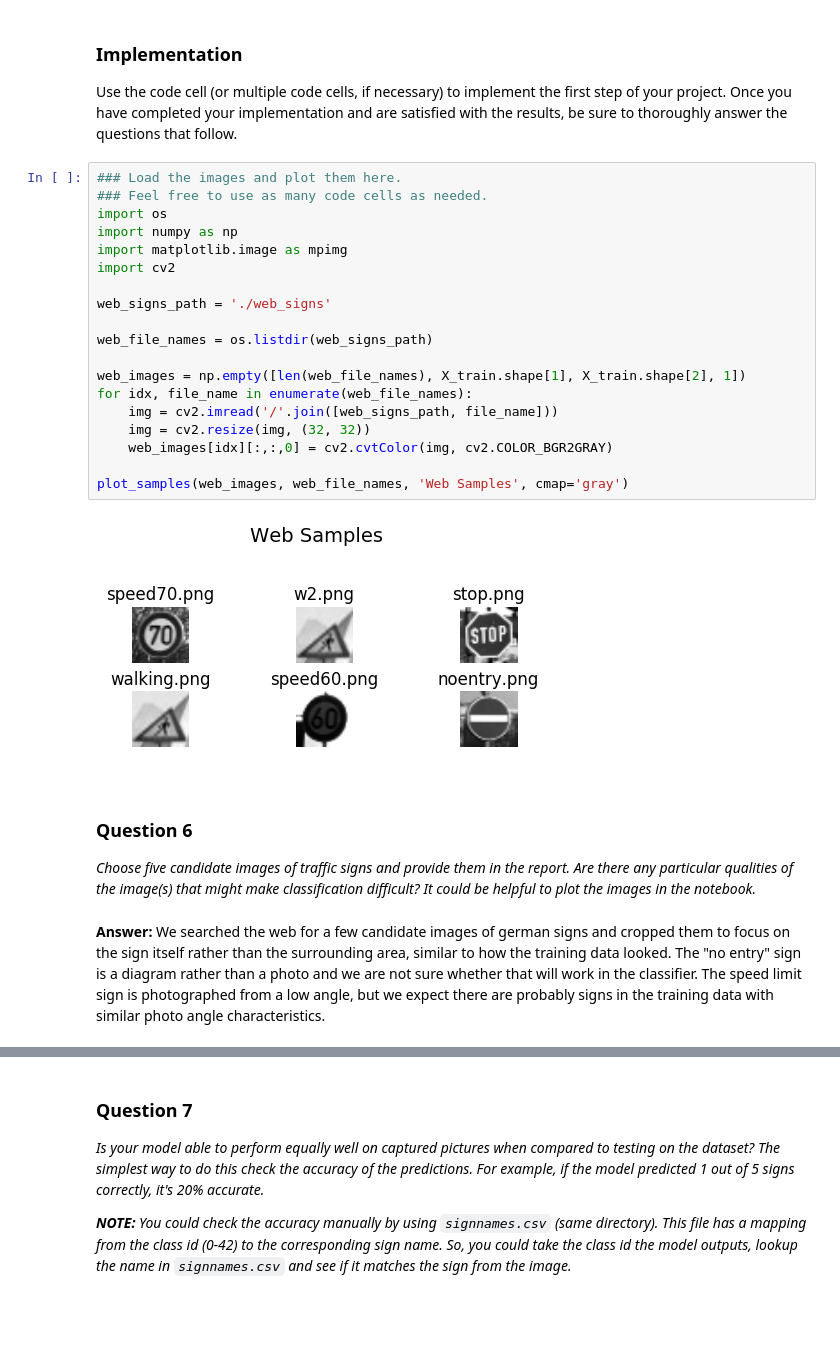
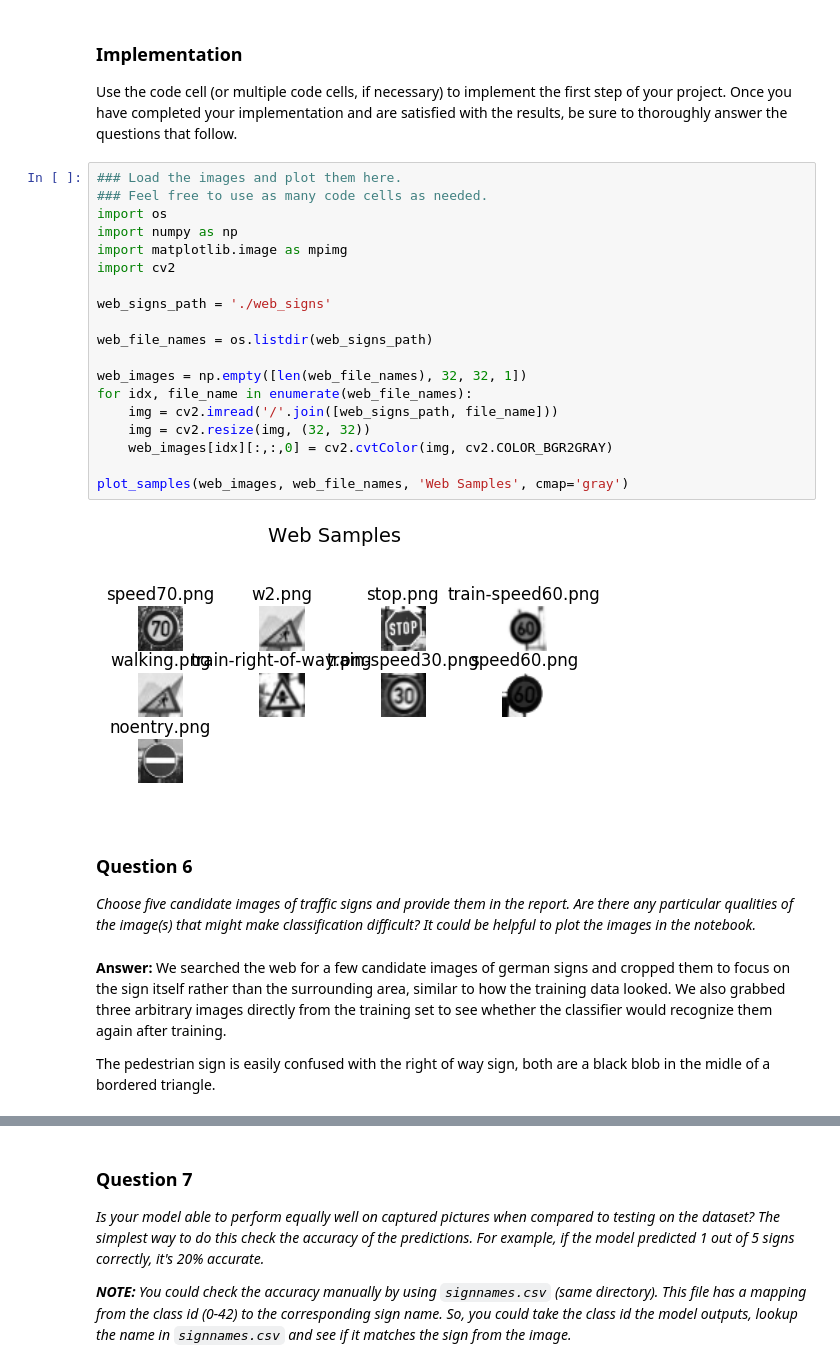
Before and after one commit to morbrian/CarND-Traffic-Sign-Classifier-Project, a Jupyter notebook: Traffic_Sign_Classifier.ipynb, the cells around one changed output, grey strips where cells are left out. Drawn from its saved outputs; the diff is of its cells as text; blank space fills up the shorter version.

```diff
--- a/Traffic_Sign_Classifier.ipynb
+++ b/Traffic_Sign_Classifier.ipynb
@@ -504,31 +498,33 @@ Use the code cell (or multiple code cells, if necessary) to implement the first
 # %%
 ### Load the images and plot them here.
 ### Feel free to use as many code cells as needed.
 import os
 import numpy as np
 import matplotlib.image as mpimg
 import cv2
 
 web_signs_path = './web_signs'
 
 web_file_names = os.listdir(web_signs_path)
 
-web_images = np.empty([len(web_file_names), X_train.shape[1], X_train.shape[2], 1])
+web_images = np.empty([len(web_file_names), 32, 32, 1])
 for idx, file_name in enumerate(web_file_names):
     img = cv2.imread('/'.join([web_signs_path, file_name]))
     img = cv2.resize(img, (32, 32))
     web_images[idx][:,:,0] = cv2.cvtColor(img, cv2.COLOR_BGR2GRAY)
 
 plot_samples(web_images, web_file_names, 'Web Samples', cmap='gray')
 # %% [output]
-[figure, old version]
+[figure, new version]
 # %% [markdown]
 ### Question 6
 
 _Choose five candidate images of traffic signs and provide them in the report. Are there any particular qualities of the image(s) that might make classification difficult? It could be helpful to plot the images in the notebook._
 # %% [markdown]
 **Answer:**
-We searched the web for a few candidate images of german signs and cropped them to focus on the sign itself rather than the surrounding area, similar to how the training data looked. The "no entry" sign is a diagram rather than a photo and we are not sure whether that will work in the classifier. The speed limit sign is photographed from a low angle, but we expect there are probably signs in the training data with similar photo angle characteristics.
+We searched the web for a few candidate images of german signs and cropped them to focus on the sign itself rather than the surrounding area, similar to how the training data looked. We also grabbed three arbitrary images directly from the training set to see whether the classifier would recognize them again after training.
+
+The pedestrian sign is easily confused with the right of way sign, both are a black blob in the midle of a bordered triangle.
 # %%
 import tensorflow as tf
 import os
```
Also changed, not shown: parts of 6 cells of this notebook, 4 other files.
